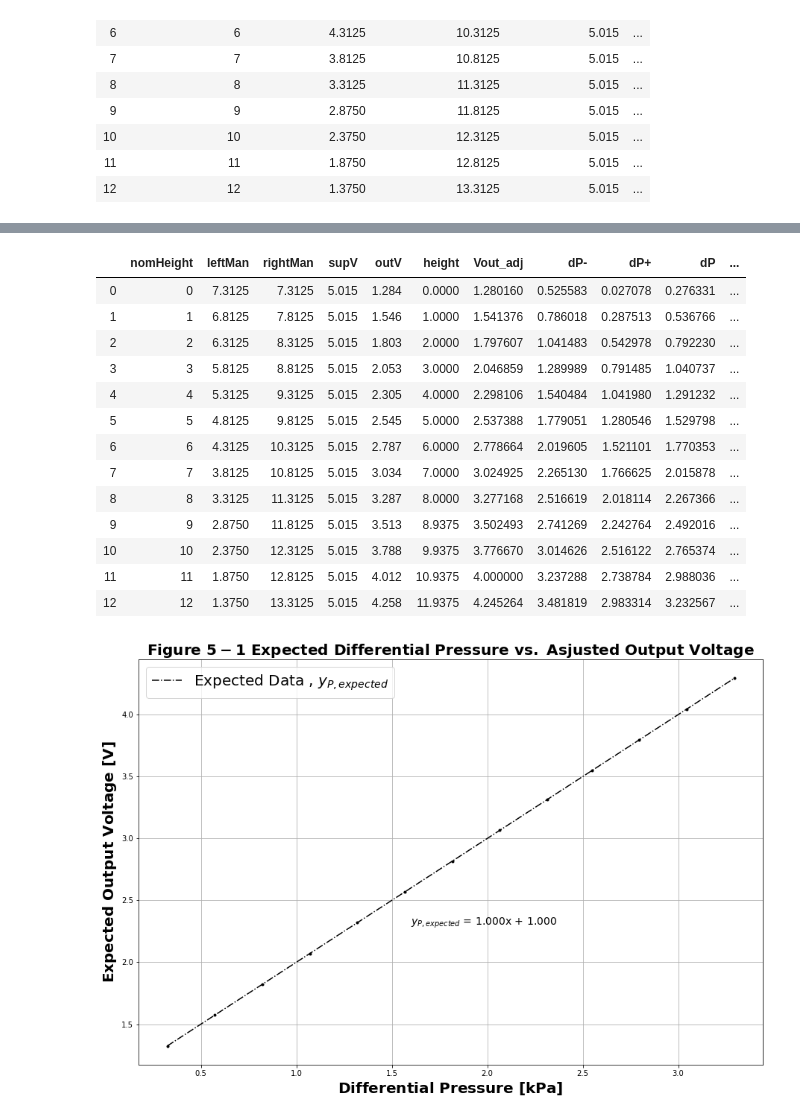
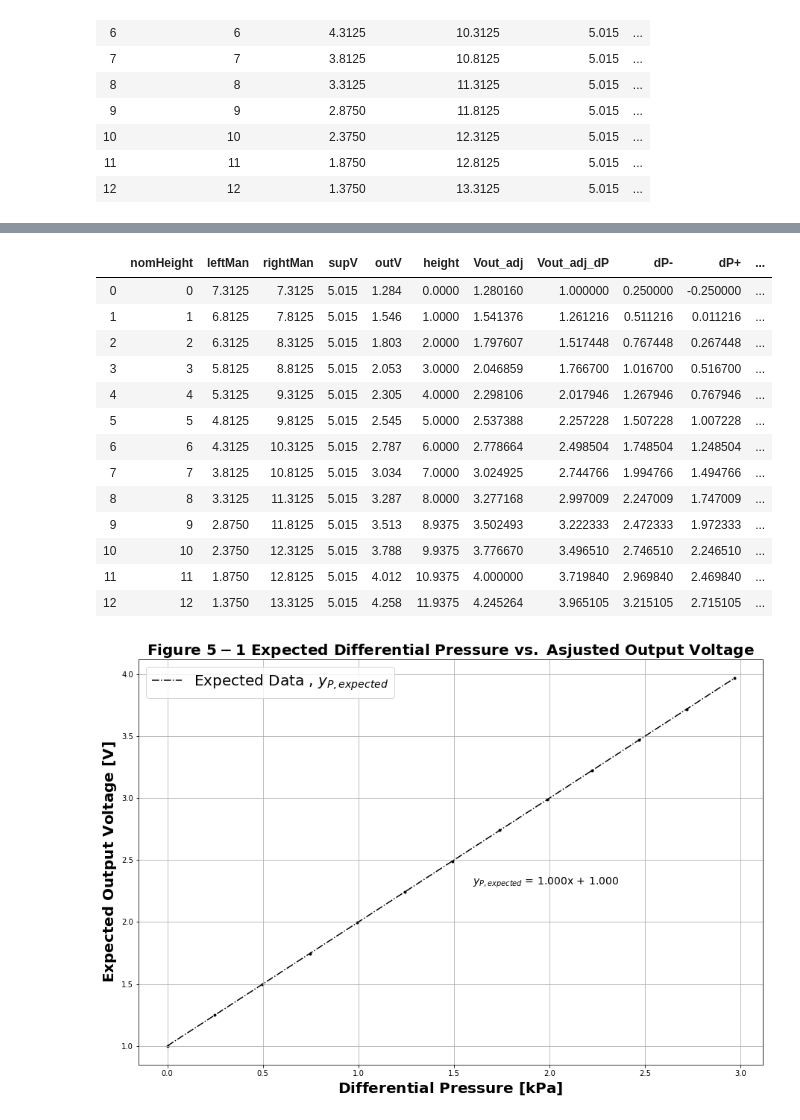
Before and after one commit to Juniper82/PSU_ME_Stuff, a Jupyter notebook: ME345W/Lab11/Lab11.ipynb, the cells around one changed output, grey strips where cells are left out. Saved outputs shown, nothing was run; the diff lists cells and outputs as text; code cells hidden in the pictures.

```diff
--- a/ME345W/Lab11/Lab11.ipynb
+++ b/ME345W/Lab11/Lab11.ipynb
@@ -28,3 +28,6 @@ data
 data.columns = ['nomHeight','leftMan','rightMan','supV','outV','height']
 for SV,OV,i in zip(data.loc[::,'supV'],data.loc[::,'outV'],range(len(data))):
     data.loc[i,'Vout_adj'] = OV/SV*5.
+for i in range(len(data)):
+    data.loc[i,'Vout_adj_dP'] = data.loc[i,'Vout_adj'] -(data.Vout_adj[0]-1)
+data
@@ -31,41 +49,34 @@ for SV,OV,i in zip(data.loc[::,'supV'],data.loc[::,'outV'],range(len(data))):
 # %%
 #V out = V S *[(0.2*P) + 0.2] ± 6.25% V FSS
 P = np.arange(0,3.5,.25)
-m = 1
-b = 1
-y = m*P+1
+
 rho = 62.4 + (62.1-62.4)*(70-32)/(90-32)
-for SV,OV,i in zip(data.loc[::,'supV'],data.loc[::,'Vout_adj'],range(len(data))):
-    data.loc[i,'dP-'] = (((OV+.0625*4.)/(SV)) - 0.2)/0.2
-    data.loc[i,'dP+'] = (((OV-.0625*4.)/(SV)) - 0.2)/0.2
-    data.loc[i,'dP']  = (OV/SV - 0.2)/0.2
-    #data.loc[i,'P'] = (data.loc[i,'P-']+data.loc[i,'P+'])/2
-    #data.loc[i,'Expected_P-'] = 101.32 + data.loc[i,'height']*101.32/407.513
-    #data.loc[i,'Expected_P+'] = 101.32 + data.loc[i,'height']*101.32/407.513
-    #data.loc[i,'Expected_VO'] =  5.0 *((0.2*data.loc[i,'dP']) + 0.2)
-    data.loc[i,'dPexpected'] = 101.325/407.513*data.loc[i,'height'] + .325
+for OV,i in zip(data.loc[::,'Vout_adj_dP'],range(len(data))):
+    data.loc[i,'dP-'] = (((OV+.0625*4.)/(5.)) - 0.2)/0.2
+    data.loc[i,'dP+'] = (((OV-.0625*4.)/(5.)) - 0.2)/0.2
+    data.loc[i,'dP']  = (OV/5. - 0.2)/0.2
+
+    data.loc[i,'dPexpected'] = 101.325/407.513*data.loc[i,'height']
     data.loc[i,'ExpectedVO'] = 5*((.2*data.loc[i,'dPexpected'])+.2)
-    #data.loc[i,"dPexpected"] = (rho*32.2 * data.loc[i,'height'])/12**3#*101.325/407.513+.325
-    #data.loc[i,'Expected_OV+'] = 5*((0.2*data.loc[i,'P'])+0.2)+.0625*4.
-    #data.loc[i,'Expected_OV-'] = 5*((0.2*data.loc[i,'P'])+0.2)-.0625*4.
-    #data.loc[i,'Expected_OV'] = 5*((0.2*data.loc[i,'P'])+0.2)
-data.to_excel('analysisLab11.xlsx')
+
+    data.loc[i,'dPadj'] = data.loc[i,'dP']-data.dP[0]
+#data.to_excel('analysisLab11.xlsx')
 data
 # %% [output]
-|  | nomHeight | leftMan | rightMan | supV | outV | height | Vout_adj | dP- | dP+ | dP | ... |
-| 0 | 0 | 7.3125 | 7.3125 | 5.015 | 1.284 | 0.0000 | 1.280160 | 0.525583 | 0.027078 | 0.276331 | ... |
-| 1 | 1 | 6.8125 | 7.8125 | 5.015 | 1.546 | 1.0000 | 1.541376 | 0.786018 | 0.287513 | 0.536766 | ... |
-| 2 | 2 | 6.3125 | 8.3125 | 5.015 | 1.803 | 2.0000 | 1.797607 | 1.041483 | 0.542978 | 0.792230 | ... |
-| 3 | 3 | 5.8125 | 8.8125 | 5.015 | 2.053 | 3.0000 | 2.046859 | 1.289989 | 0.791485 | 1.040737 | ... |
-| 4 | 4 | 5.3125 | 9.3125 | 5.015 | 2.305 | 4.0000 | 2.298106 | 1.540484 | 1.041980 | 1.291232 | ... |
-| 5 | 5 | 4.8125 | 9.8125 | 5.015 | 2.545 | 5.0000 | 2.537388 | 1.779051 | 1.280546 | 1.529798 | ... |
-| 6 | 6 | 4.3125 | 10.3125 | 5.015 | 2.787 | 6.0000 | 2.778664 | 2.019605 | 1.521101 | 1.770353 | ... |
-| 7 | 7 | 3.8125 | 10.8125 | 5.015 | 3.034 | 7.0000 | 3.024925 | 2.265130 | 1.766625 | 2.015878 | ... |
-| 8 | 8 | 3.3125 | 11.3125 | 5.015 | 3.287 | 8.0000 | 3.277168 | 2.516619 | 2.018114 | 2.267366 | ... |
-| 9 | 9 | 2.8750 | 11.8125 | 5.015 | 3.513 | 8.9375 | 3.502493 | 2.741269 | 2.242764 | 2.492016 | ... |
-| 10 | 10 | 2.3750 | 12.3125 | 5.015 | 3.788 | 9.9375 | 3.776670 | 3.014626 | 2.516122 | 2.765374 | ... |
-| 11 | 11 | 1.8750 | 12.8125 | 5.015 | 4.012 | 10.9375 | 4.000000 | 3.237288 | 2.738784 | 2.988036 | ... |
-| 12 | 12 | 1.3750 | 13.3125 | 5.015 | 4.258 | 11.9375 | 4.245264 | 3.481819 | 2.983314 | 3.232567 | ... |
+|  | nomHeight | leftMan | rightMan | supV | outV | height | Vout_adj | Vout_adj_dP | dP- | dP+ | ... |
+| 0 | 0 | 7.3125 | 7.3125 | 5.015 | 1.284 | 0.0000 | 1.280160 | 1.000000 | 0.250000 | -0.250000 | ... |
+| 1 | 1 | 6.8125 | 7.8125 | 5.015 | 1.546 | 1.0000 | 1.541376 | 1.261216 | 0.511216 | 0.011216 | ... |
+| 2 | 2 | 6.3125 | 8.3125 | 5.015 | 1.803 | 2.0000 | 1.797607 | 1.517448 | 0.767448 | 0.267448 | ... |
+| 3 | 3 | 5.8125 | 8.8125 | 5.015 | 2.053 | 3.0000 | 2.046859 | 1.766700 | 1.016700 | 0.516700 | ... |
+| 4 | 4 | 5.3125 | 9.3125 | 5.015 | 2.305 | 4.0000 | 2.298106 | 2.017946 | 1.267946 | 0.767946 | ... |
+| 5 | 5 | 4.8125 | 9.8125 | 5.015 | 2.545 | 5.0000 | 2.537388 | 2.257228 | 1.507228 | 1.007228 | ... |
+| 6 | 6 | 4.3125 | 10.3125 | 5.015 | 2.787 | 6.0000 | 2.778664 | 2.498504 | 1.748504 | 1.248504 | ... |
+| 7 | 7 | 3.8125 | 10.8125 | 5.015 | 3.034 | 7.0000 | 3.024925 | 2.744766 | 1.994766 | 1.494766 | ... |
+| 8 | 8 | 3.3125 | 11.3125 | 5.015 | 3.287 | 8.0000 | 3.277168 | 2.997009 | 2.247009 | 1.747009 | ... |
+| 9 | 9 | 2.8750 | 11.8125 | 5.015 | 3.513 | 8.9375 | 3.502493 | 3.222333 | 2.472333 | 1.972333 | ... |
+| 10 | 10 | 2.3750 | 12.3125 | 5.015 | 3.788 | 9.9375 | 3.776670 | 3.496510 | 2.746510 | 2.246510 | ... |
+| 11 | 11 | 1.8750 | 12.8125 | 5.015 | 4.012 | 10.9375 | 4.000000 | 3.719840 | 2.969840 | 2.469840 | ... |
+| 12 | 12 | 1.3750 | 13.3125 | 5.015 | 4.258 | 11.9375 | 4.245264 | 3.965105 | 3.215105 | 2.715105 | ... |
 # %%
 fig1,ax = plt.subplots(figsize = [15,10])
 #X = np.linspace(0,3.25,50)
@@ -88,6 +99,6 @@ ax.set_title(r'$\bf Figure \ 5-1 \ Expected \ Differential \ Pressure \ vs. \ As
 plt.show()
 fig1.savefig('Figure_5-1.png')
 # %% [output]
-[figure, old version]
+[figure, new version]
 # %%
 fig2,ax = plt.subplots(figsize = [15,10])
```
Also changed, not shown: parts of 3 cells of this notebook, 11 other files.
